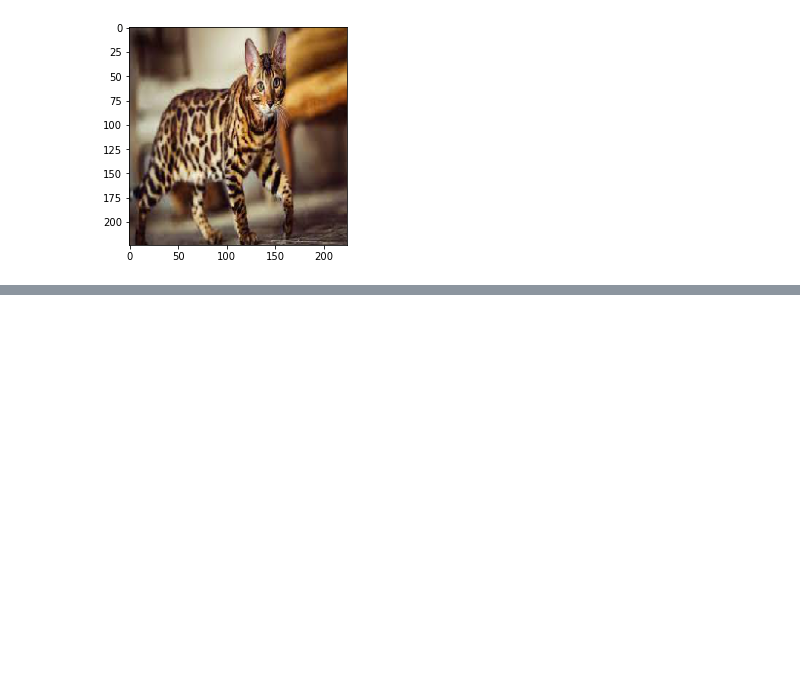
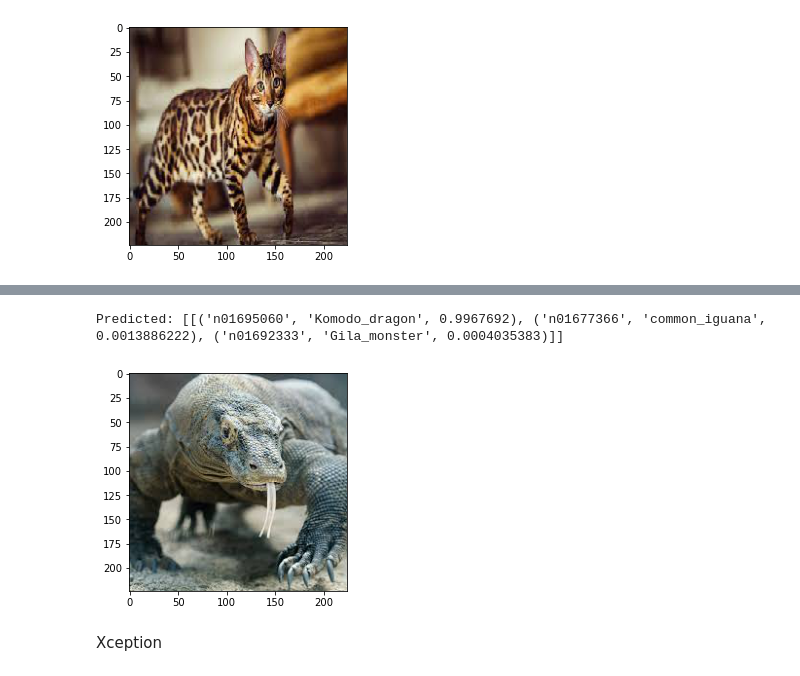
Before and after one commit to jalonzoajordan/Project-4, a Jupyter notebook: imagerecognition.ipynb, the cells around one changed output, grey strips where cells are left out. Saved outputs shown, nothing was run; the diff lists cells and outputs as text; code cells hidden in the pictures; blank space fills up the shorter version.

```diff
--- a/imagerecognition.ipynb
+++ b/imagerecognition.ipynb
@@ -73,0 +108,8 @@ model = tf.keras.applications.InceptionResNetV2(
+# %%
+image_path = os.path.join("images", "komododragon.jpg")
+predict(image_path)
+# %% [output]
+Predicted: [[('n01695060', 'Komodo_dragon', 0.9967692), ('n01677366', 'common_iguana', 0.0013886222), ('n01692333', 'Gila_monster', 0.0004035383)]]
+[figure, added]
+# %% [markdown]
+Xception
```
Also changed, not shown: parts of 15 cells of this notebook, 6 other files.
